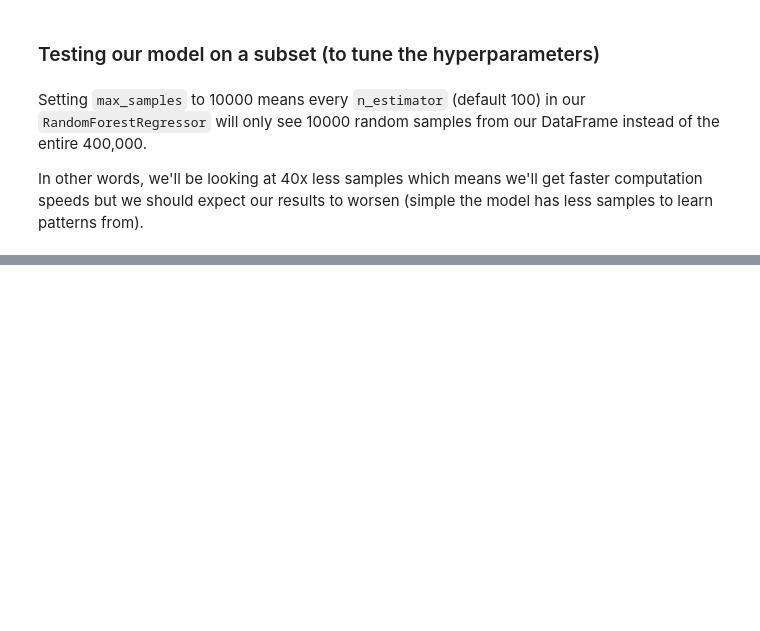
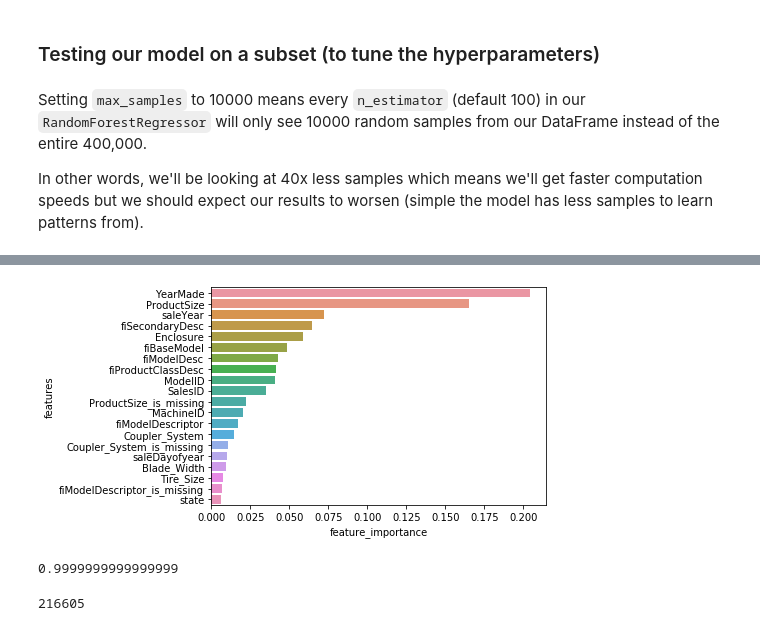
Before and after one commit to Richardbmk/datascience_machinelearning, a Jupyter notebook: Sale_price_bulldozers.ipynb, the cells around one changed output, grey strips where cells are left out. Cells and saved outputs as stored; diff of their text form; code cells hidden in the pictures; blank space fills up the shorter version.

```diff
--- a/Sale_price_bulldozers.ipynb
+++ b/Sale_price_bulldozers.ipynb
@@ -787,0 +866,9 @@ show_scores(model)
+# %%
+# Most ideal hyperparameters
+ideal_model = RandomForestRegressor(n_estimators=90,
+                                    min_samples_leaf=1,
+                                    min_samples_split=14,
+                                    max_features=0.5,
+                                    n_jobs=-1,
+                                    max_samples=None)
+ideal_model.fit(X_train, y_train)
@@ -787,0 +892,7 @@ show_scores(model)
+# %%
+# Faster model
+fast_model = RandomForestRegressor(n_estimators=40,
+                                   min_samples_leaf=3,
+                                   max_features=0.5,
+                                   n_jobs=-1)
+fast_model.fit(X_train, y_train)
@@ -787,0 +991,2 @@ show_scores(model)
+# %%
+X_train.drop('Unnamed: 0', axis=1, inplace=True)
@@ -787,0 +1089,26 @@ show_scores(model)
+# %%
+import seaborn as sns
+
+# Helper function for plotting feature importance
+def plot_features(columns, importances, n=20):
+    df = (pd.DataFrame({"features": columns,
+                        "feature_importance": importances})
+          .sort_values("feature_importance", ascending=False)
+          .reset_index(drop=True))
+
+    sns.barplot(x="feature_importance",
+                y="features",
+                data=df[:n],
+                orient="h")
+# %%
+plot_features(X_train.columns, ideal_model.feature_importances_)
+# %% [output]
+[figure, added]
+# %%
+sum(ideal_model.feature_importances_)
+# %% [output]
+0.9999999999999999
+# %%
+df['ProductSize'].isna().sum()
+# %% [output]
+216605
```
Also changed, not shown: parts of 39 cells of this notebook.
